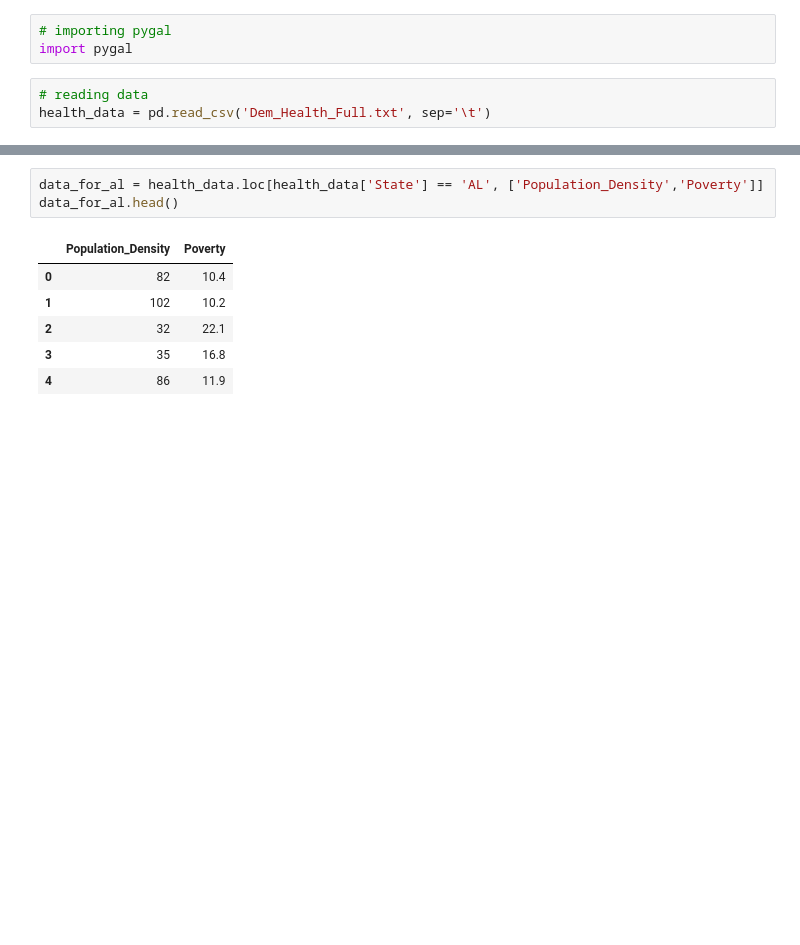
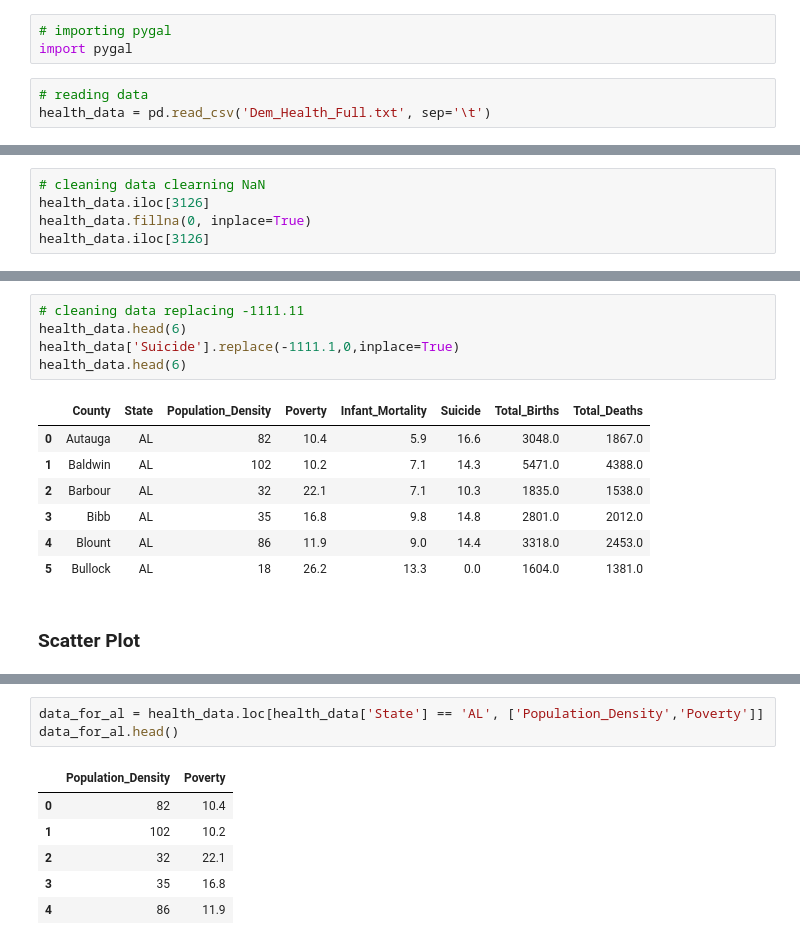
Before and after one commit to gauravkolekar/data_visualization_scw_feb2017, a Jupyter notebook: data_visualization_using_python.ipynb, the cells around one changed output, grey strips where cells are left out. Cells and saved outputs as stored; diff of their text form; blank space fills up the shorter version.

```diff
--- a/data_visualization_using_python.ipynb
+++ b/data_visualization_using_python.ipynb
@@ -41,0 +53,5 @@ health_data.head()
+# %%
+# cleaning data clearning NaN
+health_data.iloc[3126]
+health_data.fillna(0, inplace=True)
+health_data.iloc[3126]
@@ -41,0 +68,15 @@ health_data.head()
+# %%
+# cleaning data replacing -1111.11
+health_data.head(6)
+health_data['Suicide'].replace(-1111.1,0,inplace=True)
+health_data.head(6)
+# %% [output]
+|  | County | State | Population_Density | Poverty | Infant_Mortality | Suicide | Total_Births | Total_Deaths |
+| 0 | Autauga | AL | 82 | 10.4 | 5.9 | 16.6 | 3048.0 | 1867.0 |
+| 1 | Baldwin | AL | 102 | 10.2 | 7.1 | 14.3 | 5471.0 | 4388.0 |
+| 2 | Barbour | AL | 32 | 22.1 | 7.1 | 10.3 | 1835.0 | 1538.0 |
+| 3 | Bibb | AL | 35 | 16.8 | 9.8 | 14.8 | 2801.0 | 2012.0 |
+| 4 | Blount | AL | 86 | 11.9 | 9.0 | 14.4 | 3318.0 | 2453.0 |
+| 5 | Bullock | AL | 18 | 26.2 | 13.3 | 0.0 | 1604.0 | 1381.0 |
+# %% [markdown]
+### Scatter Plot
```
Also changed, not shown: parts of 14 cells of this notebook.
